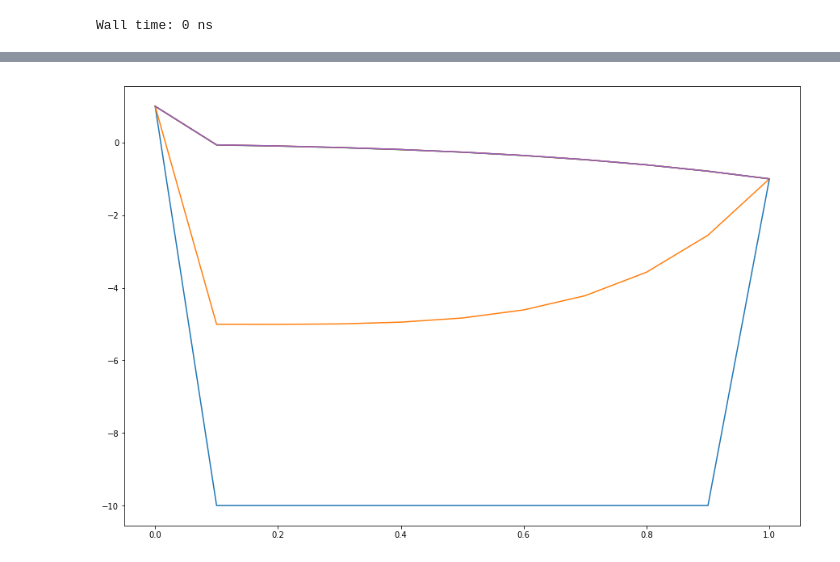
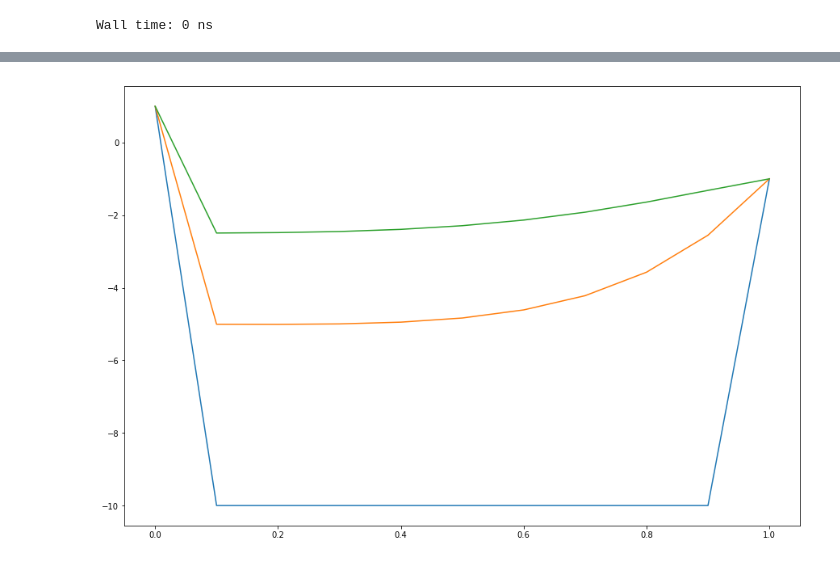
Before and after one commit to shootComp/Research-Adjoint, a Jupyter notebook: diffusion_1D.ipynb, the cells around one changed output, grey strips where cells are left out. Saved outputs shown, nothing was run; the diff lists cells and outputs as text; code cells hidden in the pictures.

```diff
--- a/diffusion_1D.ipynb
+++ b/diffusion_1D.ipynb
@@ -170,9 +151,8 @@ Wall time: 29 ms
 # %%
-
 plt.figure()
-slvr1.plot([0, 1, 10, 100, 1000])
+slvr1.plot([0, 1, 2])
 # %% [output]
-[figure, old version]
+[figure, new version]
 # %%
 slvr.initialize(Cfix)
 # %%
```
Also changed, not shown: parts of 25 cells of this notebook.
